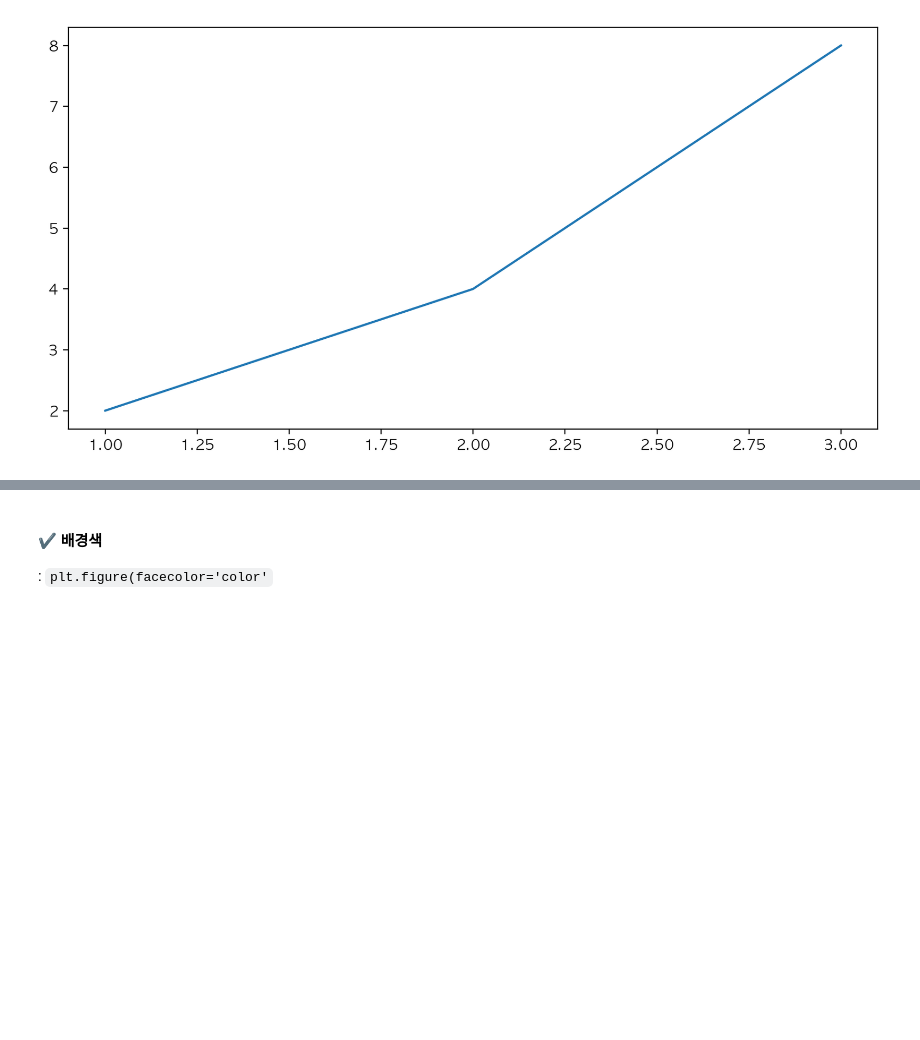
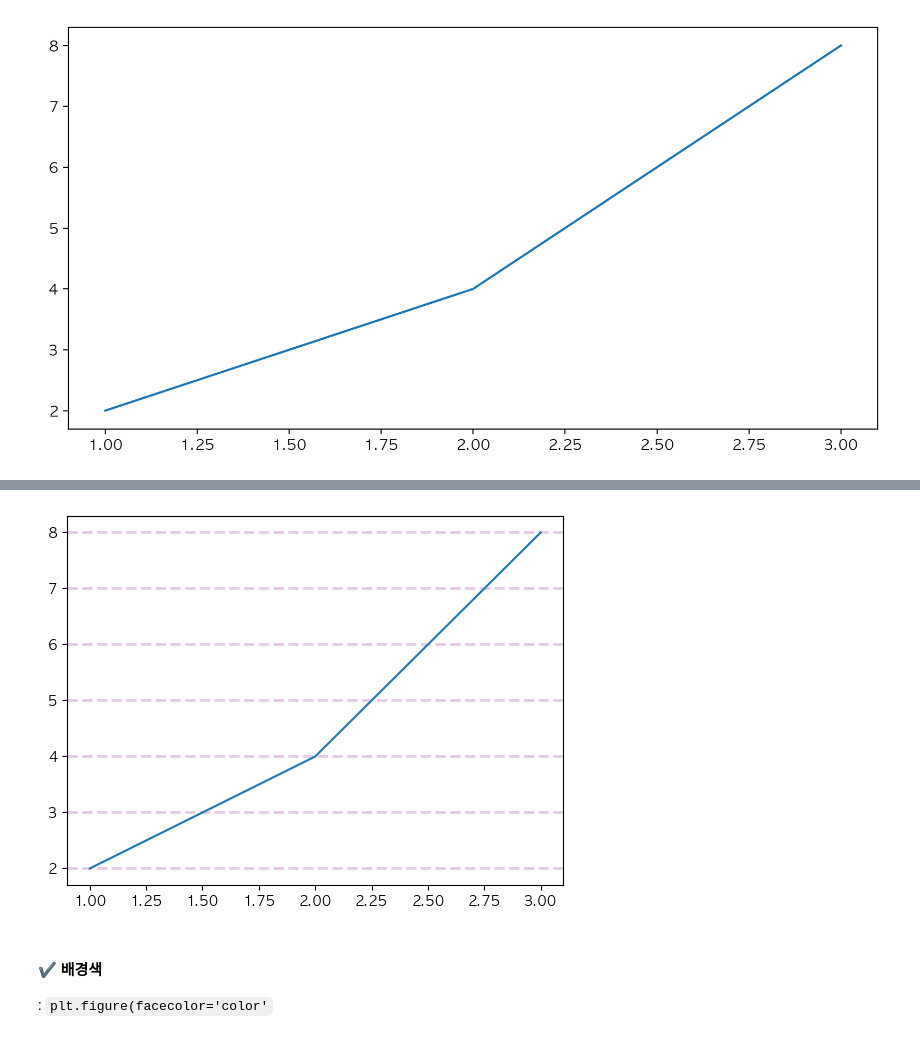
Before and after one commit to HeeJu-XiJu/Pandas, a Jupyter notebook: 17. 시각화 - 스타일.ipynb, the cells around one changed output, grey strips where cells are left out. Cells and saved outputs as stored; diff of their text form; code cells hidden in the pictures; blank space fills up the shorter version.

```diff
--- a/17. 시각화 - 스타일.ipynb
+++ b/17. 시각화 - 스타일.ipynb
@@ -116,3 +125,9 @@ plt.show()
+# %%
+plt.plot(x, y)
+plt.grid(axis='y', color='purple', alpha=0.2, linestyle='--', linewidth=2)
+plt.show()
+# %% [output]
+[figure, added]
 # %% [markdown]
 #### ✔️ 배경색
 : `plt.figure(facecolor='color'`
```
Also changed, not shown: parts of 3 cells of this notebook.
